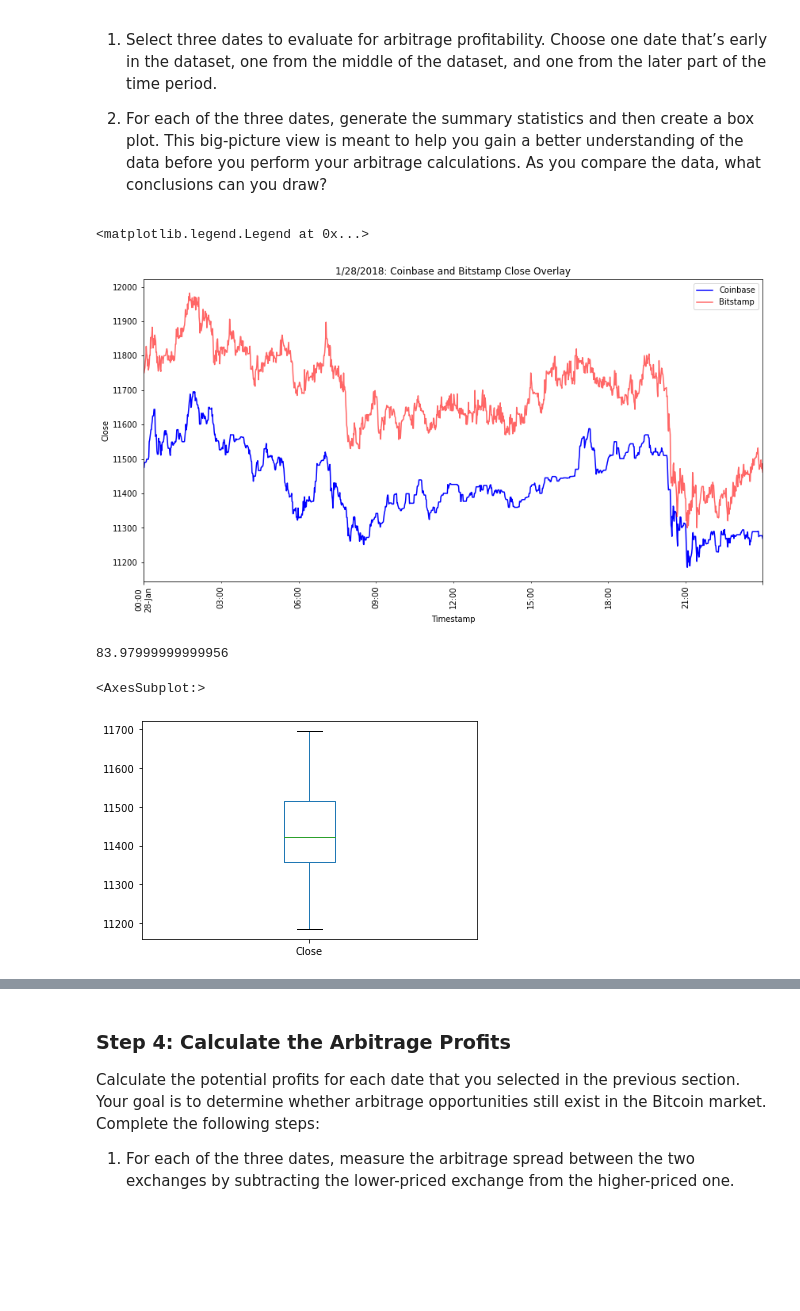
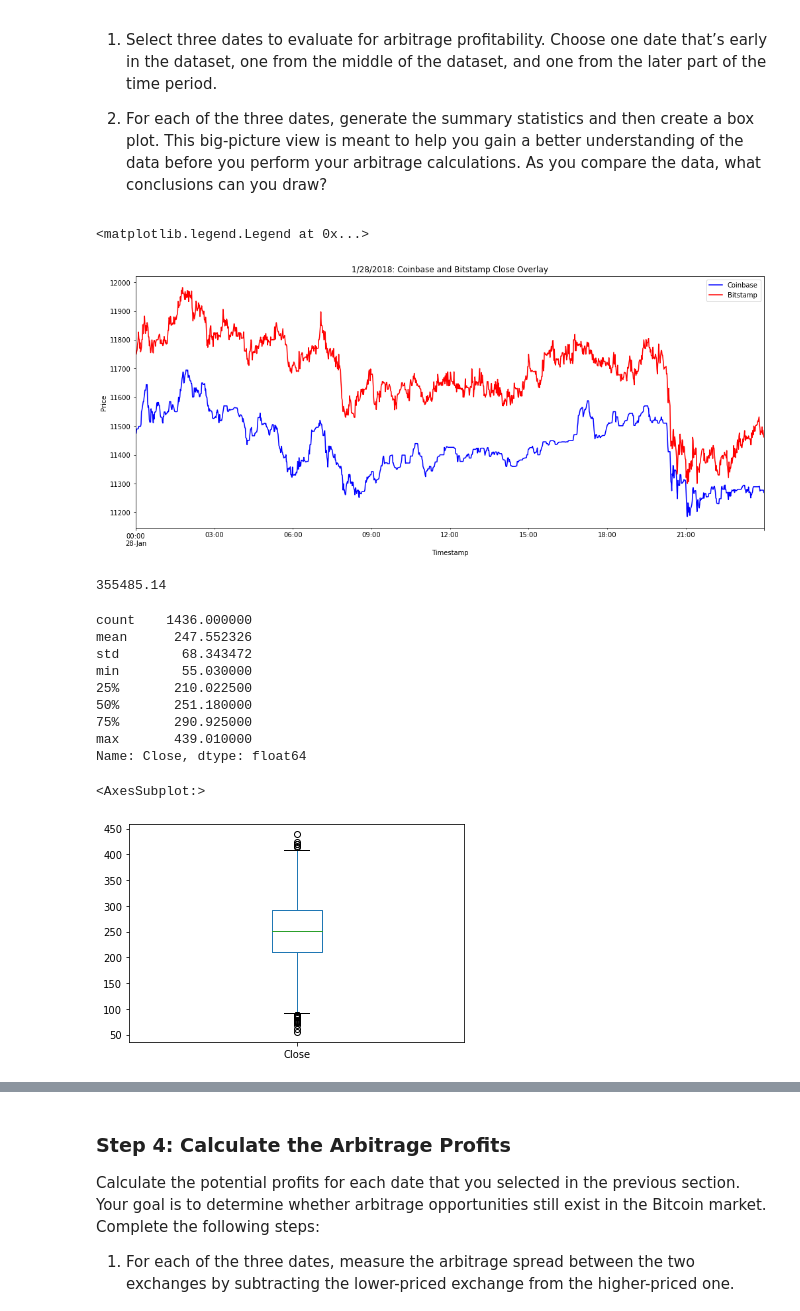
Before and after one commit to scottslusher/Crypto-Arbitrage, a Jupyter notebook: Starter_Code/Starter_Code/crypto_arbitrage.ipynb, the cells around one changed output, grey strips where cells are left out. Cells and saved outputs as stored; diff of their text form; code cells hidden in the pictures; blank space fills up the shorter version.

```diff
--- a/Starter_Code/Starter_Code/crypto_arbitrage.ipynb
+++ b/Starter_Code/Starter_Code/crypto_arbitrage.ipynb
@@ -322,36 +326,38 @@ Focus your analysis on specific dates by completing the following steps:
 # %%
 # Create an overlay plot that visualizes the two dataframes over a period of one day early in the dataset.
 # Be sure that the plots include the parameters `legend`, `figsize`, `title`, `color` and `label`
-coinbase_sliced['Close'].loc['2018-01-28':'2018-01-28'].plot(figsize=(14,7), rot=90, color="blue")
-bitstamp_sliced['Close'].loc['2018-01-28':'2018-01-28'].plot(figsize=(14,7), title="1/28/2018: Coinbase and Bitstamp Close Overlay", rot=90, color="red", ylabel="Close", alpha=0.6).legend(["Coinbase", "Bitstamp"])
+
+ax = coinbase_sliced['Close'].loc['2018-01-28':'2018-01-28'].plot(figsize=(17,7), ylabel='Price', rot=90, title="1/28/2018: Coinbase and Bitstamp Close Overlay", color='blue')
+bitstamp_sliced['Close'].loc['2018-01-28':'2018-01-28'].plot(ax=ax, color='red')
+ax.legend(['Coinbase', 'Bitstamp'])
 # %% [output]
 <matplotlib.legend.Legend at 0x...>
-[figure, old version]
+[figure, new version]
 # %%
 # Using the early date that you have selected, calculate the arbitrage spread
 # by subtracting the bitstamp lower closing prices from the coinbase higher closing prices
-pch_coinbase = coinbase_sliced['Close'].loc['2018-01-28 00:05']
-sale_coinbase = coinbase_sliced['Close'].loc['2018-01-28 23:55']
-gainloss_coinbase = sale_coinbase - pch_coinbase
+arbitrage_spread_early = bitstamp_sliced['Close'].loc['2018-01-28':'2018-01-28'] - coinbase_sliced['Close'].loc['2018-01-28':'2018-01-28']
 
-short_sale_bitstamp = bitstamp_sliced['Close'].loc['2018-01-28 00:05']
-cover_pch_bitstamp = bitstamp_sliced['Close'].loc['2018-01-28 23:55']
-gainloss_bitstamp = short_sale_bitstamp - cover_pch_bitstamp
-
-arbitrage_spread_early = gainloss_coinbase + gainloss_bitstamp
-arbitrage_spread_early
 # Generate summary statistics for the early DataFrame
-# YOUR CODE HERE
+display(round(arbitrage_spread_early.sum(),2))
+arbitrage_spread_early.describe()
 # %% [output]
-83.97999999999956
+355485.14
+count    1436.000000
+mean      247.552326
+std        68.343472
+min        55.030000
+25%       210.022500
+50%       251.180000
+75%       290.925000
+max       439.010000
+Name: Close, dtype: float64
 # %%
 # Visualize the arbitrage spread from early in the dataset in a box plot
-coinbase_boxplot = coinbase_sliced.loc['2018-01-28':'2018-01-28']
-
-coinbase_boxplot.plot.box()
+arbitrage_spread_early.plot.box()
 # %% [output]
 <AxesSubplot:>
-[figure, old version]
+[figure, new version]
 # %%
 # Create an overlay plot that visualizes the two dataframes over a period of one day from the middle of the dataset.
 # Be sure that the plots include the parameters `legend`, `figsize`, `title`, `color` and `label`
```
Also changed, not shown: parts of 11 cells of this notebook.
